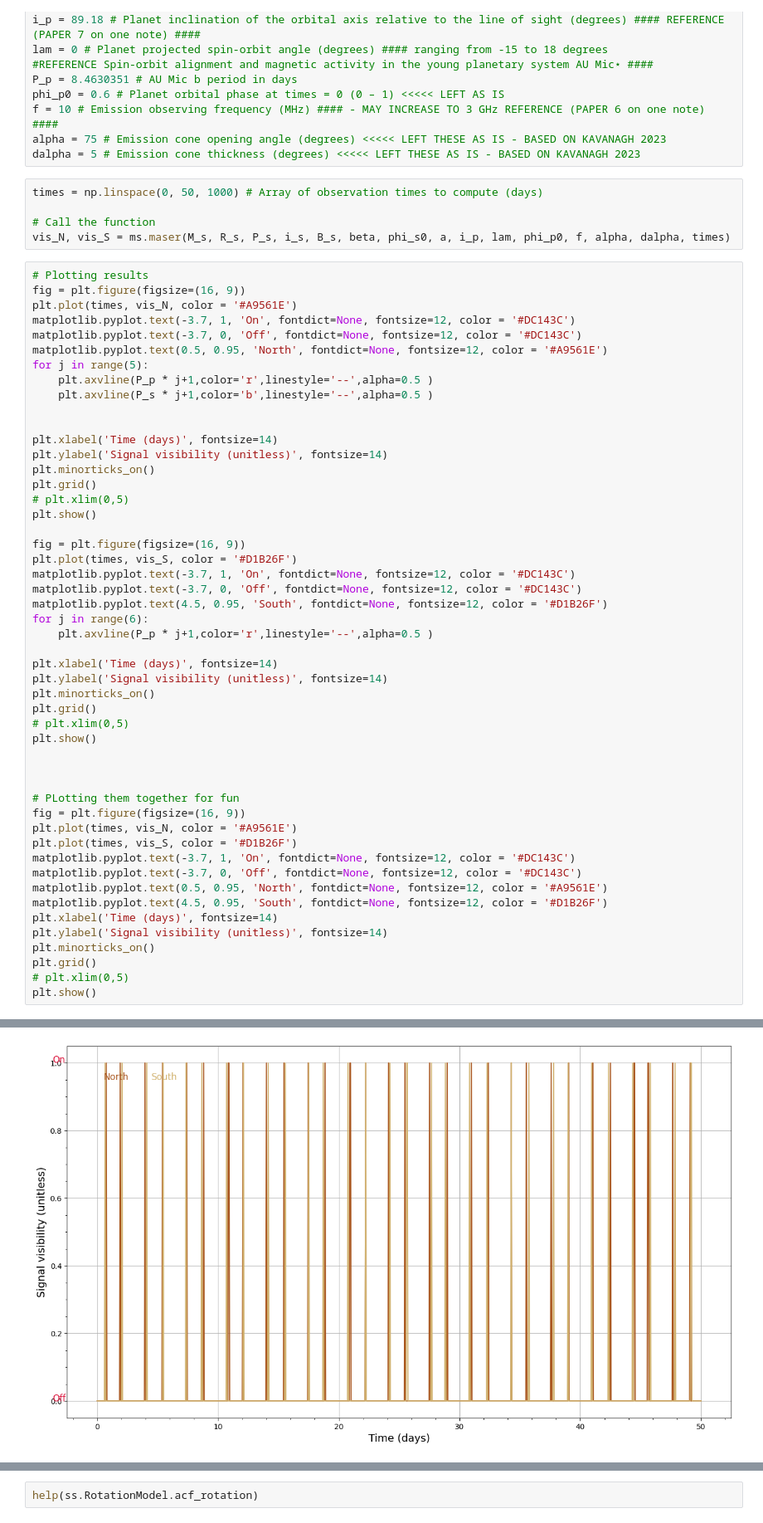
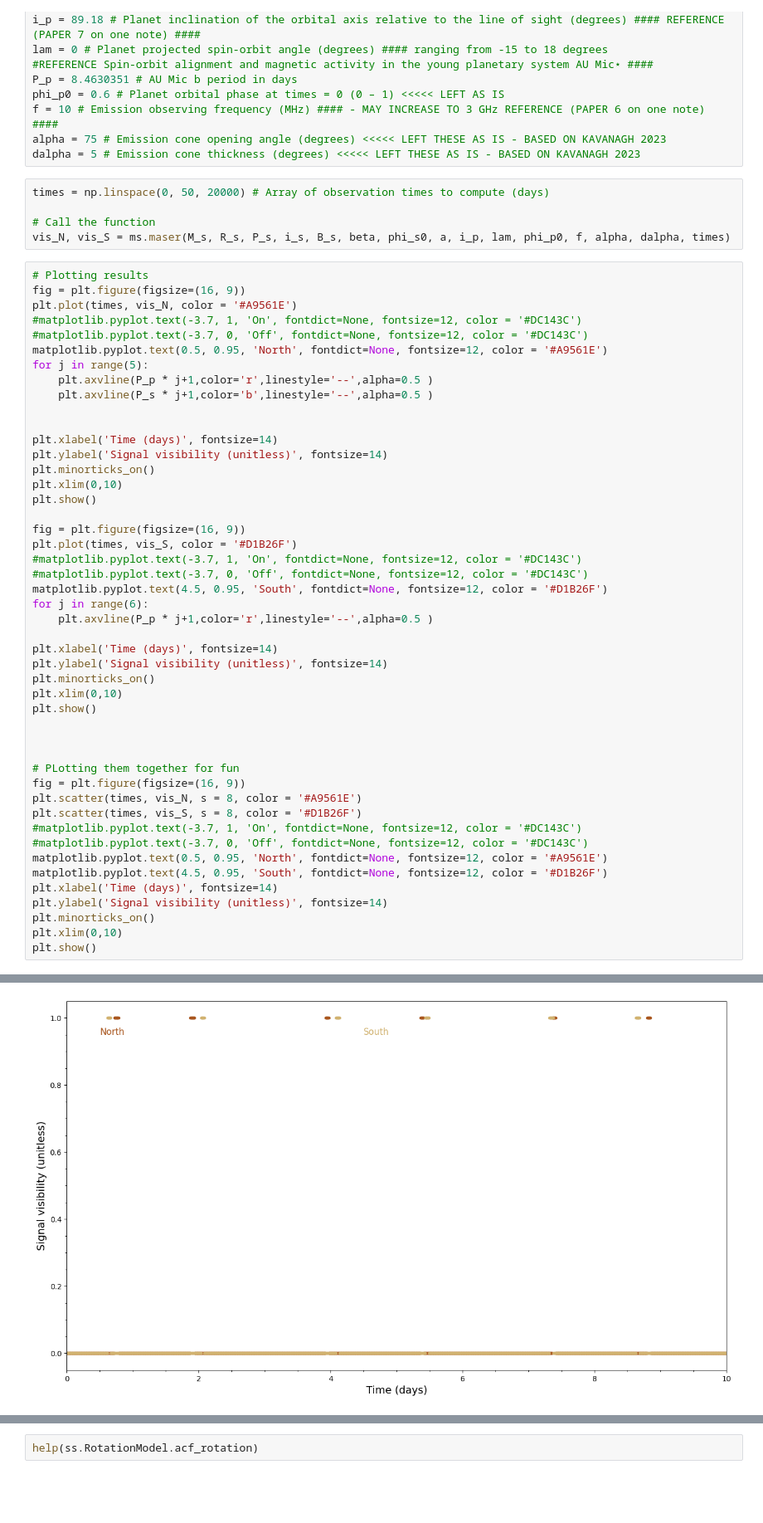
Before and after one commit to robkavanagh/maser, a Jupyter notebook: notebooks/Maser_and_ACF.ipynb, the cells around one changed output, grey strips where cells are left out. Shown at 83% size. Saved outputs shown, nothing was run; the diff lists cells and outputs as text; blank space fills up the shorter version.

```diff
--- a/notebooks/Maser_and_ACF.ipynb
+++ b/notebooks/Maser_and_ACF.ipynb
@@ -51,7 +51,7 @@ f = 10 # Emission observing frequency (MHz) #### - MAY INCREASE TO 3 GHz REFEREN
 alpha = 75 # Emission cone opening angle (degrees) <<<<< LEFT THESE AS IS - BASED ON KAVANAGH 2023
 dalpha = 5 # Emission cone thickness (degrees) <<<<< LEFT THESE AS IS - BASED ON KAVANAGH 2023
 # %%
-times = np.linspace(0, 50, 1000) # Array of observation times to compute (days)
+times = np.linspace(0, 50, 20000) # Array of observation times to compute (days)
 
 # Call the function
 vis_N, vis_S = ms.maser(M_s, R_s, P_s, i_s, B_s, beta, phi_s0, a, i_p, lam, phi_p0, f, alpha, dalpha, times)
@@ -59,8 +59,8 @@ vis_N, vis_S = ms.maser(M_s, R_s, P_s, i_s, B_s, beta, phi_s0, a, i_p, lam, phi_
 # Plotting results
 fig = plt.figure(figsize=(16, 9))
 plt.plot(times, vis_N, color = '#A9561E')
-matplotlib.pyplot.text(-3.7, 1, 'On', fontdict=None, fontsize=12, color = '#DC143C')
-matplotlib.pyplot.text(-3.7, 0, 'Off', fontdict=None, fontsize=12, color = '#DC143C')
+#matplotlib.pyplot.text(-3.7, 1, 'On', fontdict=None, fontsize=12, color = '#DC143C')
+#matplotlib.pyplot.text(-3.7, 0, 'Off', fontdict=None, fontsize=12, color = '#DC143C')
 matplotlib.pyplot.text(0.5, 0.95, 'North', fontdict=None, fontsize=12, color = '#A9561E')
 for j in range(5):
     plt.axvline(P_p * j+1,color='r',linestyle='--',alpha=0.5 )
@@ -70,14 +70,13 @@ for j in range(5):
 plt.xlabel('Time (days)', fontsize=14)
 plt.ylabel('Signal visibility (unitless)', fontsize=14)
 plt.minorticks_on()
-plt.grid()
-# plt.xlim(0,5)
+plt.xlim(0,10)
 plt.show()
 
 fig = plt.figure(figsize=(16, 9))
 plt.plot(times, vis_S, color = '#D1B26F')
-matplotlib.pyplot.text(-3.7, 1, 'On', fontdict=None, fontsize=12, color = '#DC143C')
-matplotlib.pyplot.text(-3.7, 0, 'Off', fontdict=None, fontsize=12, color = '#DC143C')
+#matplotlib.pyplot.text(-3.7, 1, 'On', fontdict=None, fontsize=12, color = '#DC143C')
+#matplotlib.pyplot.text(-3.7, 0, 'Off', fontdict=None, fontsize=12, color = '#DC143C')
 matplotlib.pyplot.text(4.5, 0.95, 'South', fontdict=None, fontsize=12, color = '#D1B26F')
 for j in range(6):
     plt.axvline(P_p * j+1,color='r',linestyle='--',alpha=0.5 )
@@ -85,24 +84,22 @@ for j in range(6):
 plt.xlabel('Time (days)', fontsize=14)
 plt.ylabel('Signal visibility (unitless)', fontsize=14)
 plt.minorticks_on()
-plt.grid()
-# plt.xlim(0,5)
+plt.xlim(0,10)
 plt.show()
 
 
 
 # PLotting them together for fun
 fig = plt.figure(figsize=(16, 9))
-plt.plot(times, vis_N, color = '#A9561E')
-plt.plot(times, vis_S, color = '#D1B26F')
-matplotlib.pyplot.text(-3.7, 1, 'On', fontdict=None, fontsize=12, color = '#DC143C')
-matplotlib.pyplot.text(-3.7, 0, 'Off', fontdict=None, fontsize=12, color = '#DC143C')
+plt.scatter(times, vis_N, s = 8, color = '#A9561E')
+plt.scatter(times, vis_S, s = 8, color = '#D1B26F')
+#matplotlib.pyplot.text(-3.7, 1, 'On', fontdict=None, fontsize=12, color = '#DC143C')
+#matplotlib.pyplot.text(-3.7, 0, 'Off', fontdict=None, fontsize=12, color = '#DC143C')
 matplotlib.pyplot.text(0.5, 0.95, 'North', fontdict=None, fontsize=12, color = '#A9561E')
 matplotlib.pyplot.text(4.5, 0.95, 'South', fontdict=None, fontsize=12, color = '#D1B26F')
 plt.xlabel('Time (days)', fontsize=14)
 plt.ylabel('Signal visibility (unitless)', fontsize=14)
 plt.minorticks_on()
-plt.grid()
-# plt.xlim(0,5)
+plt.xlim(0,10)
 plt.show()
 # %% [output]
@@ -111,4 +108,4 @@ plt.show()
-[figure, old version]
+[figure, new version]
 # %%
 fig = plt.figure(figsize=(16, 9))
 plt.plot(times % P_s, vis_N, color = '#A9561E')  # attempting to fold light curve for star period
```
Also changed, not shown: parts of 24 cells of this notebook, 1 other file.
